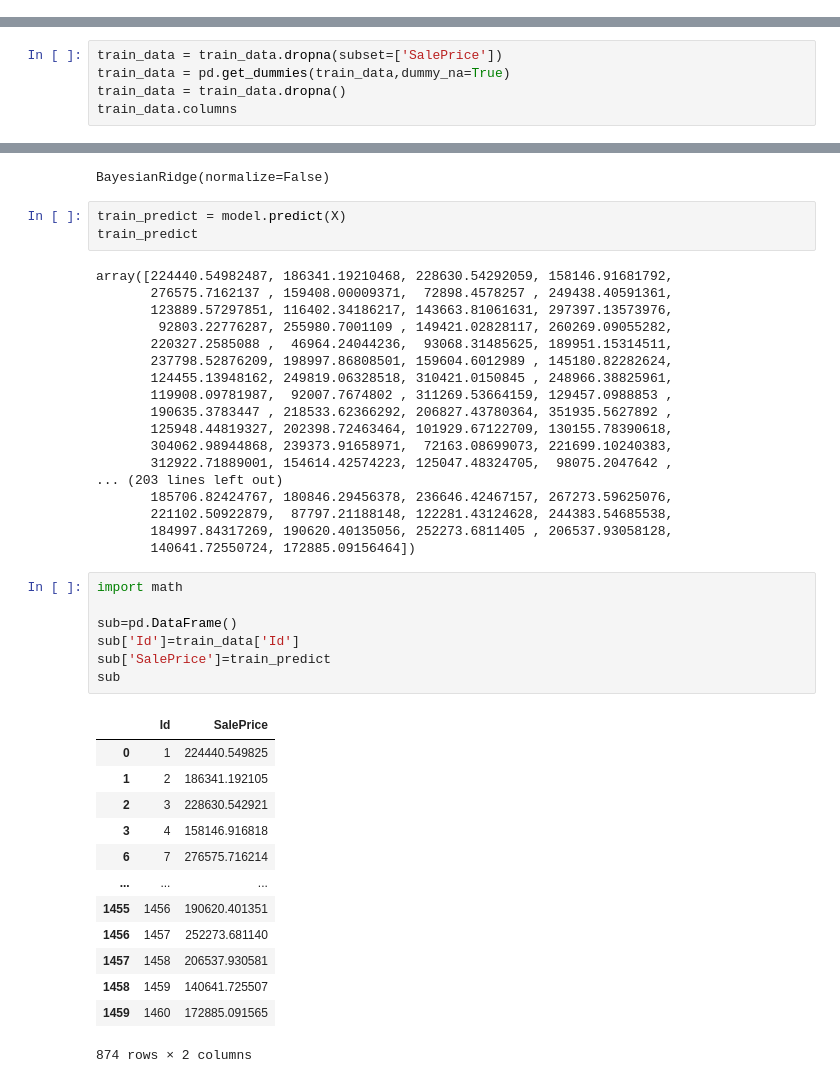
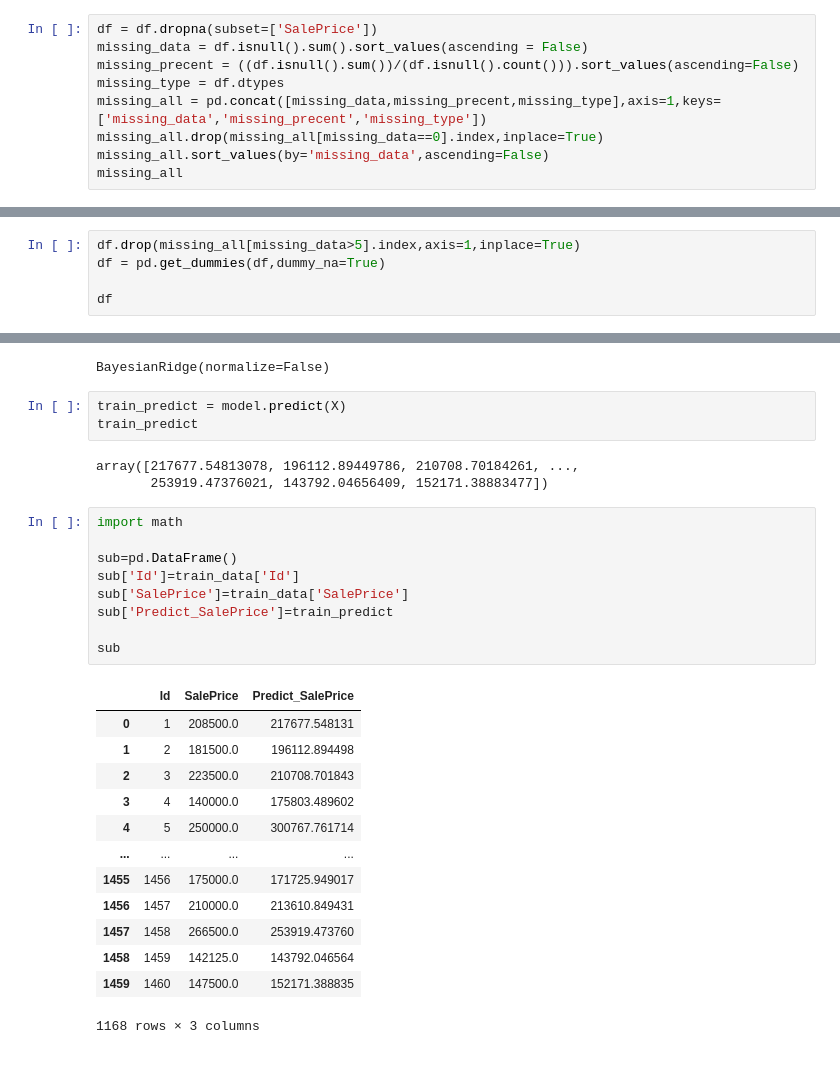
Before and after one commit to CS-521-A3/final-project-jaime-wang-and-Hilda-Guo, a Jupyter notebook: House_price_predict.ipynb, the cells around one changed output, grey strips where cells are left out. Saved outputs shown, nothing was run; the diff lists cells and outputs as text.

```diff
--- a/House_price_predict.ipynb
+++ b/House_price_predict.ipynb
@@ -217 +230,10 @@ sns.distplot(df['SalePrice'],fit=norm)
 [figure]
+# %%
+df = df.dropna(subset=['SalePrice'])
+missing_data = df.isnull().sum().sort_values(ascending = False)
+missing_precent = ((df.isnull().sum())/(df.isnull().count())).sort_values(ascending=False)
+missing_type = df.dtypes
+missing_all = pd.concat([missing_data,missing_precent,missing_type],axis=1,keys=['missing_data','missing_precent','missing_type'])
+missing_all.drop(missing_all[missing_data==0].index,inplace=True)
+missing_all.sort_values(by='missing_data',ascending=False)
+missing_all
@@ -217,0 +258,5 @@ sns.distplot(df['SalePrice'],fit=norm)
+# %%
+df.drop(missing_all[missing_data>5].index,axis=1,inplace=True)
+df = pd.get_dummies(df,dummy_na=True)
+
+df
@@ -224,8 +287,3 @@ train_data.reset_index(drop=True)
 test_data.reset_index(drop=True)
 train_data.to_csv('train_data',index = False)
 test_data.to_csv('test_data', index = False)
-# %%
-train_data = train_data.dropna(subset=['SalePrice'])
-train_data = pd.get_dummies(train_data,dummy_na=True)
-train_data = train_data.dropna()
-train_data.columns
@@ -252,41 +317,28 @@ BayesianRidge(normalize=False)
 train_predict = model.predict(X)
 train_predict
 # %% [output]
-array([224440.54982487, 186341.19210468, 228630.54292059, 158146.91681792,
-       276575.7162137 , 159408.00009371,  72898.4578257 , 249438.40591361,
-       123889.57297851, 116402.34186217, 143663.81061631, 297397.13573976,
-        92803.22776287, 255980.7001109 , 149421.02828117, 260269.09055282,
-       220327.2585088 ,  46964.24044236,  93068.31485625, 189951.15314511,
-       237798.52876209, 198997.86808501, 159604.6012989 , 145180.82282624,
-       124455.13948162, 249819.06328518, 310421.0150845 , 248966.38825961,
-       119908.09781987,  92007.7674802 , 311269.53664159, 129457.0988853 ,
-       190635.3783447 , 218533.62366292, 206827.43780364, 351935.5627892 ,
-       125948.44819327, 202398.72463464, 101929.67122709, 130155.78390618,
-       304062.98944868, 239373.91658971,  72163.08699073, 221699.10240383,
-       312922.71889001, 154614.42574223, 125047.48324705,  98075.2047642 ,
-... (203 lines left out)
-       185706.82424767, 180846.29456378, 236646.42467157, 267273.59625076,
-       221102.50922879,  87797.21188148, 122281.43124628, 244383.54685538,
-       184997.84317269, 190620.40135056, 252273.6811405 , 206537.93058128,
-       140641.72550724, 172885.09156464])
+array([217677.54813078, 196112.89449786, 210708.70184261, ...,
+       253919.47376021, 143792.04656409, 152171.38883477])
 # %%
 import math
 
 sub=pd.DataFrame()
 sub['Id']=train_data['Id']
-sub['SalePrice']=train_predict
+sub['SalePrice']=train_data['SalePrice']
+sub['Predict_SalePrice']=train_predict
+
 sub
 # %% [output]
-|  | Id | SalePrice |
-| 0 | 1 | 224440.549825 |
-| 1 | 2 | 186341.192105 |
-| 2 | 3 | 228630.542921 |
-| 3 | 4 | 158146.916818 |
-| 6 | 7 | 276575.716214 |
-| ... | ... | ... |
-| 1455 | 1456 | 190620.401351 |
-| 1456 | 1457 | 252273.681140 |
-| 1457 | 1458 | 206537.930581 |
-| 1458 | 1459 | 140641.725507 |
-| 1459 | 1460 | 172885.091565 |
+|  | Id | SalePrice | Predict_SalePrice |
+| 0 | 1 | 208500.0 | 217677.548131 |
+| 1 | 2 | 181500.0 | 196112.894498 |
+| 2 | 3 | 223500.0 | 210708.701843 |
+| 3 | 4 | 140000.0 | 175803.489602 |
+| 4 | 5 | 250000.0 | 300767.761714 |
+| ... | ... | ... | ... |
+| 1455 | 1456 | 175000.0 | 171725.949017 |
+| 1456 | 1457 | 210000.0 | 213610.849431 |
+| 1457 | 1458 | 266500.0 | 253919.473760 |
+| 1458 | 1459 | 142125.0 | 143792.046564 |
+| 1459 | 1460 | 147500.0 | 152171.388835 |
-874 rows × 2 columns
+1168 rows × 3 columns
```
Also changed, not shown: parts of 6 cells of this notebook.
